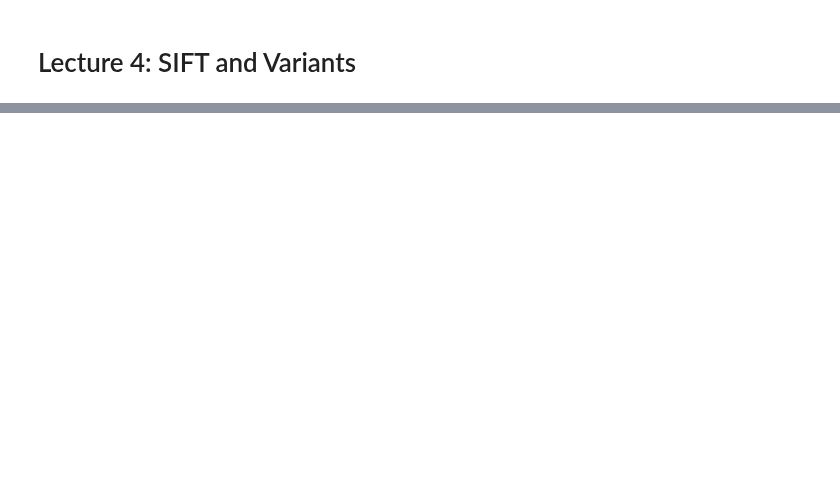
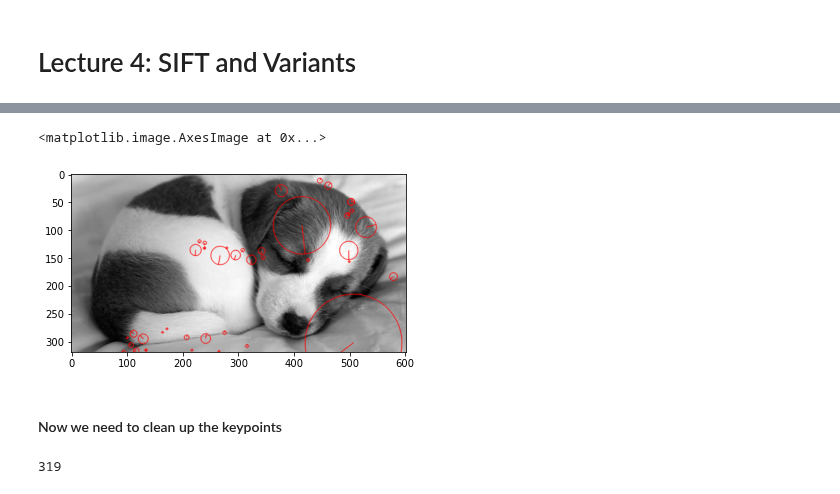
Before and after one commit to DL4CV-NPTEL/Deep-Learning-For-Computer-Vision, a Jupyter notebook: notebooks/Week_2/Week_2_Lecture_4.ipynb, the cells around one changed output, grey strips where cells are left out. Drawn from its saved outputs; the diff is of its cells as text; code cells hidden in the pictures; blank space fills up the shorter version.

```diff
--- a/notebooks/Week_2/Week_2_Lecture_4.ipynb
+++ b/notebooks/Week_2/Week_2_Lecture_4.ipynb
@@ -28,0 +208,2 @@ IPyDisplay.HTML(
+# %%
+DOG_image = generateDoGImages(gaussian_images)
@@ -28,0 +292,2 @@ IPyDisplay.HTML(
+# %%
+float_tolerance = 1e-7
@@ -28,0 +382,2 @@ IPyDisplay.HTML(
+# %%
+keypoints = findScaleSpaceExtrema(gaussian_images, DOG_image, 3, 1.6, 5)
@@ -28,0 +388,10 @@ IPyDisplay.HTML(
+# %%
+import cv2
+output_image = cv2.drawKeypoints(img,keypoints, 0, (255,0,0), flags=cv2.DRAW_MATCHES_FLAGS_DRAW_RICH_KEYPOINTS)
+# %%
+imshow(output_image)
+# %% [output]
+<matplotlib.image.AxesImage at 0x...>
+[figure, added]
+# %% [markdown]
+#### Now we need to clean up the keypoints
@@ -28,0 +448,4 @@ IPyDisplay.HTML(
+# %%
+len(output_image2)
+# %% [output]
+319
```
Also changed, not shown: parts of 62 cells of this notebook.
